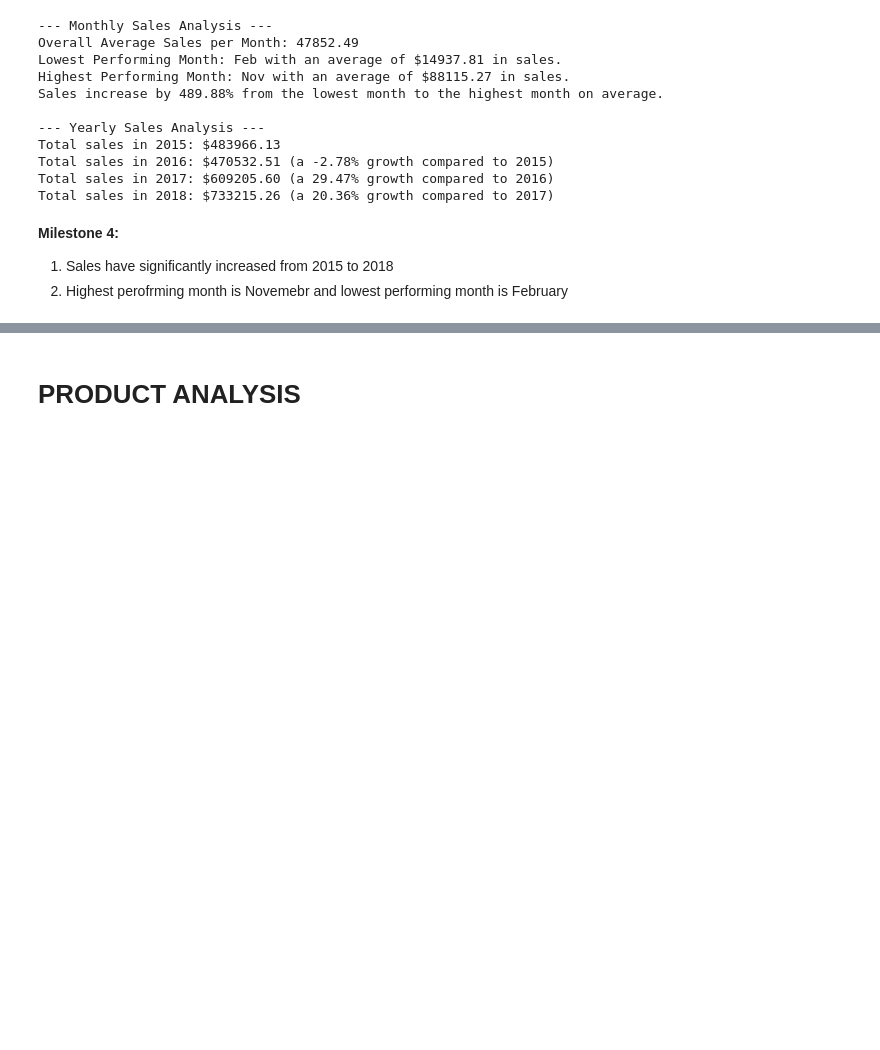
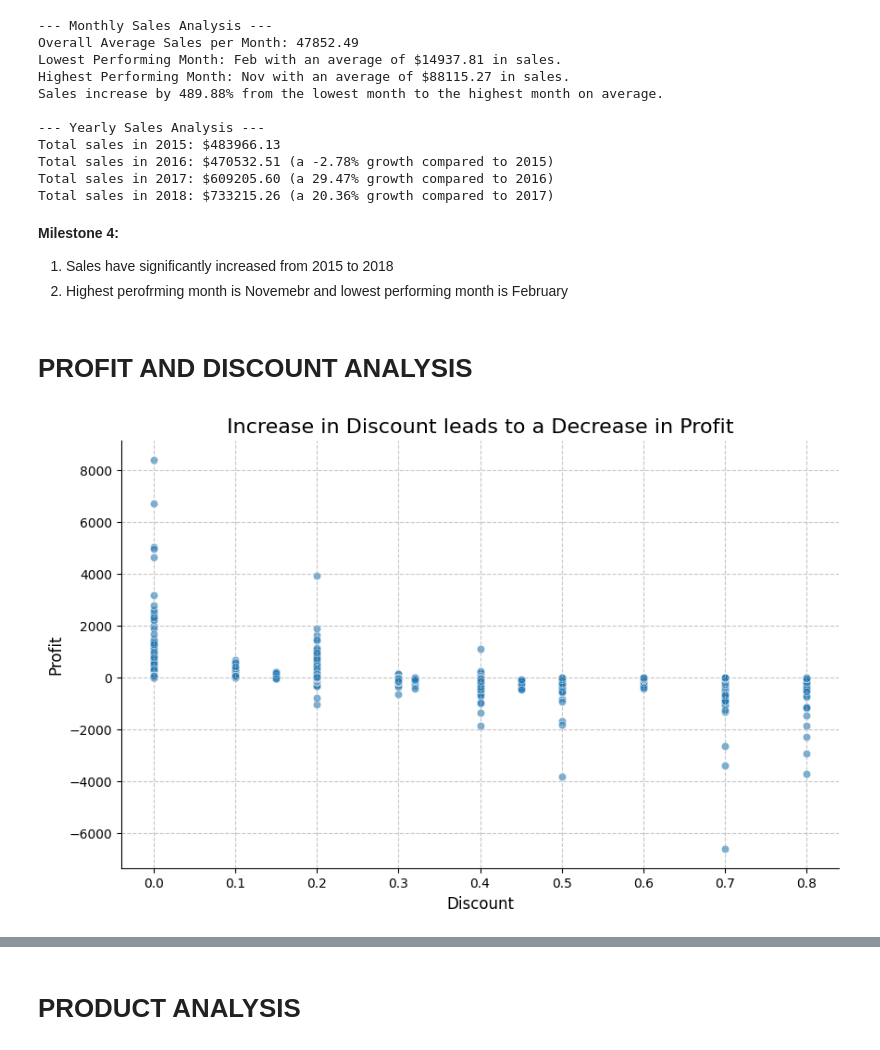
Before and after one commit to CHARUL1601/superstore-sales-profitability-analysis, a Jupyter notebook: Untitled0.ipynb, the cells around one changed output, grey strips where cells are left out. Saved outputs shown, nothing was run; the diff lists cells and outputs as text; code cells hidden in the pictures; blank space fills up the shorter version.

Commit message:
Analyzed relationship between discount levels and profitability

```diff
--- a/Untitled0.ipynb
+++ b/Untitled0.ipynb
@@ -474,3 +473,17 @@ Total sales in 2018: $733215.26 (a 20.36% growth compared to 2017)
 **Milestone 4:**
 1. Sales have significantly increased from 2015 to 2018
 2. Highest perofrming month is Novemebr and lowest performing month is February
+# %% [markdown]
+# PROFIT AND DISCOUNT ANALYSIS
+# %%
+plt.figure(figsize=(10, 6))
+sns.scatterplot(data=sales_data, x="Discount", y="Profit", alpha=0.6)
+plt.title("Increase in Discount leads to a Decrease in Profit", fontsize=16)
+plt.xlabel("Discount", fontsize=12)
+plt.ylabel("Profit", fontsize=12)
+plt.grid(True, linestyle="--", alpha=0.7)
+plt.gca().spines["top"].set_visible(False)
+plt.gca().spines["right"].set_visible(False)
+plt.show()
+# %% [output]
+[figure, added]
```
Also changed, not shown: parts of 12 cells of this notebook.
